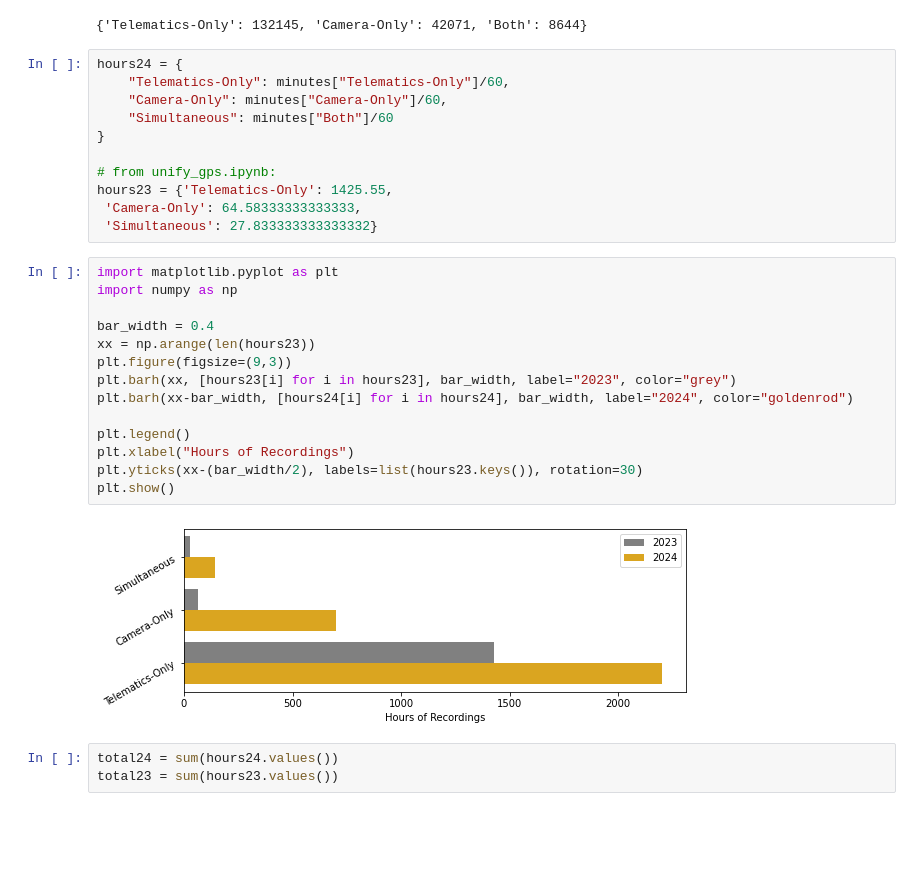
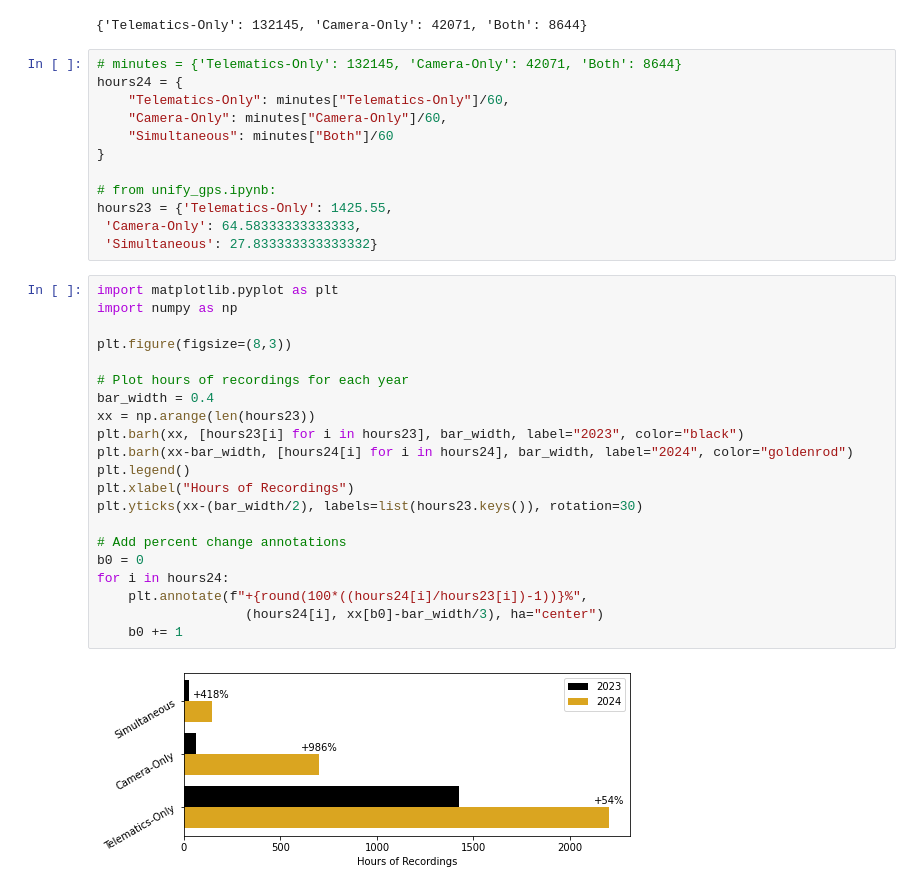
Before and after one commit to tjwieg/MS_thesis, a Jupyter notebook: plots/unify_gps24.ipynb, the cells around one changed output. Drawn from its saved outputs; the diff is of its cells as text; blank space fills up the shorter version.

```diff
--- a/plots/unify_gps24.ipynb
+++ b/plots/unify_gps24.ipynb
@@ -413,6 +413,7 @@ minutes
 CAN ground speed prevented counting 58.6 hours of data
 {'Telematics-Only': 132145, 'Camera-Only': 42071, 'Both': 8644}
 # %%
+# minutes = {'Telematics-Only': 132145, 'Camera-Only': 42071, 'Both': 8644}
 hours24 = {
     "Telematics-Only": minutes["Telematics-Only"]/60,
     "Camera-Only": minutes["Camera-Only"]/60,
@@ -426,19 +427,23 @@ hours23 = {'Telematics-Only': 1425.55,
 # %%
 import matplotlib.pyplot as plt
 import numpy as np
 
+plt.figure(figsize=(8,3))
+
+# Plot hours of recordings for each year
 bar_width = 0.4
 xx = np.arange(len(hours23))
-plt.figure(figsize=(9,3))
-plt.barh(xx, [hours23[i] for i in hours23], bar_width, label="2023", color="grey")
+plt.barh(xx, [hours23[i] for i in hours23], bar_width, label="2023", color="black")
 plt.barh(xx-bar_width, [hours24[i] for i in hours24], bar_width, label="2024", color="goldenrod")
-
 plt.legend()
 plt.xlabel("Hours of Recordings")
 plt.yticks(xx-(bar_width/2), labels=list(hours23.keys()), rotation=30)
-plt.show()
+
+# Add percent change annotations
+b0 = 0
+for i in hours24:
+    plt.annotate(f"+{round(100*((hours24[i]/hours23[i])-1))}%",
+                   (hours24[i], xx[b0]-bar_width/3), ha="center")
+    b0 += 1
 # %% [output]
-[figure, old version]
+[figure, new version]
-# %%
-total24 = sum(hours24.values())
-total23 = sum(hours23.values())
```
Also changed, not shown: parts of 3 cells of this notebook, 11 other files.
